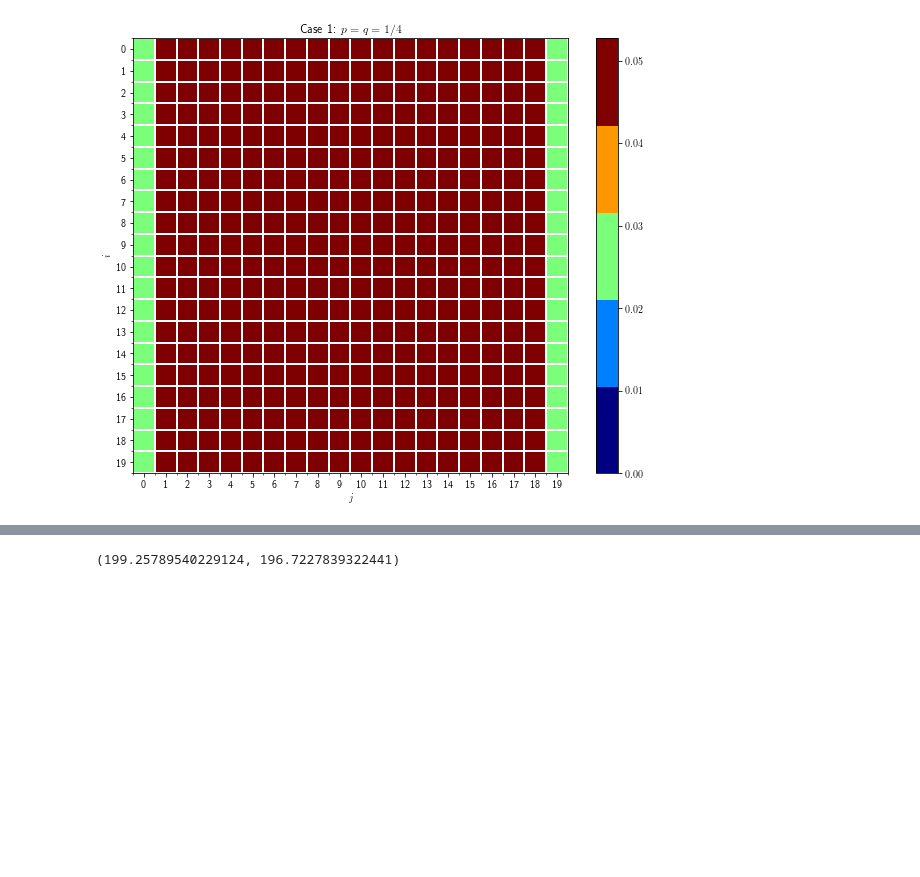
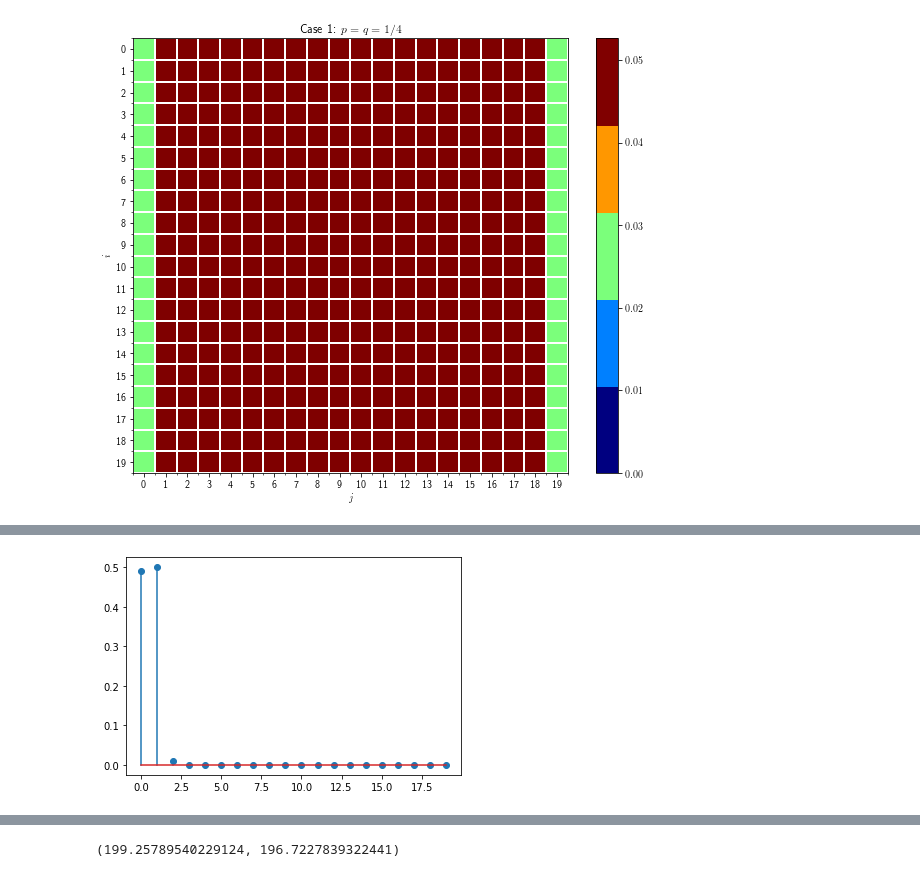
Before and after one commit to malekinho8/6.3702-Simulation-Notebooks, a Jupyter notebook: notebooks/PS8.6-Markov-Chain-Discrete-Finite-Queue.ipynb, the cells around one changed output, grey strips where cells are left out. Saved outputs shown, nothing was run; the diff lists cells and outputs as text; code cells hidden in the pictures; blank space fills up the shorter version.

```diff
--- a/notebooks/PS8.6-Markov-Chain-Discrete-Finite-Queue.ipynb
+++ b/notebooks/PS8.6-Markov-Chain-Discrete-Finite-Queue.ipynb
@@ -178,3 +194,8 @@ make_plot(2,case2,20,'Case 2: $p = 0.2$, $q=0.3$')
+# %%
+plt.stem(case3[0,:],use_line_collection=False)
+plt.show()
+# %% [output]
+[figure, added]
 # %%
 make_plot(3,case3,20,'Case 3')
 # %% [output]
```
Also changed, not shown: parts of 7 cells of this notebook.
